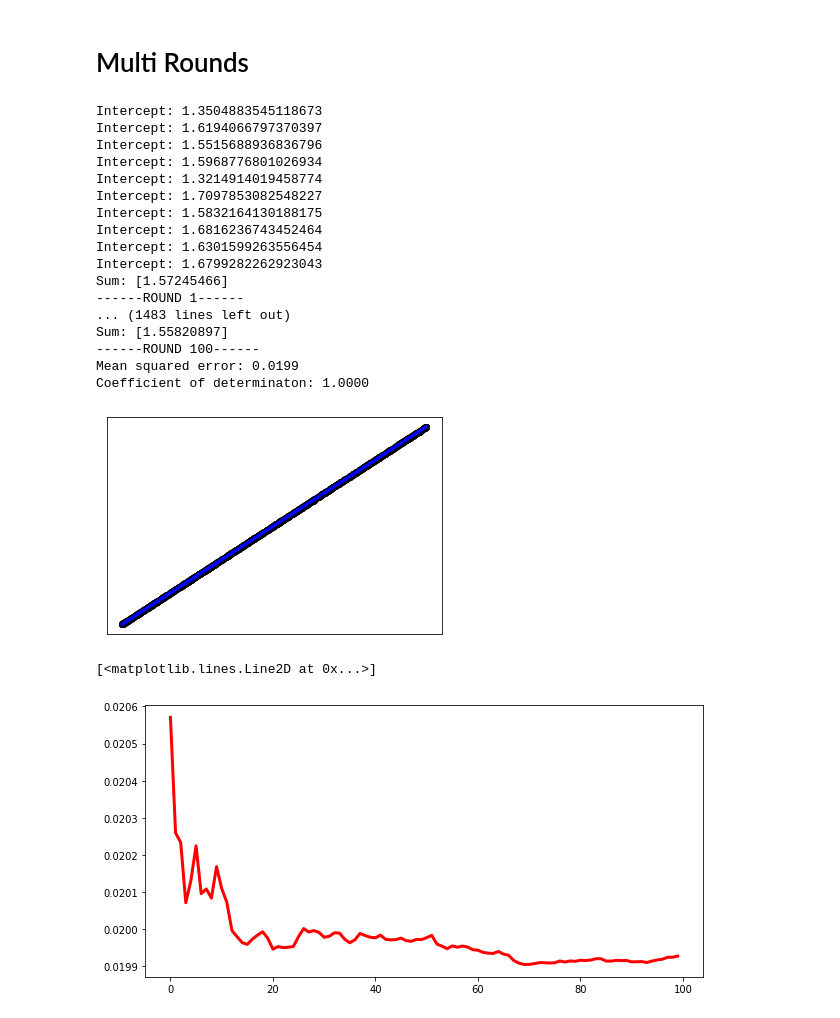
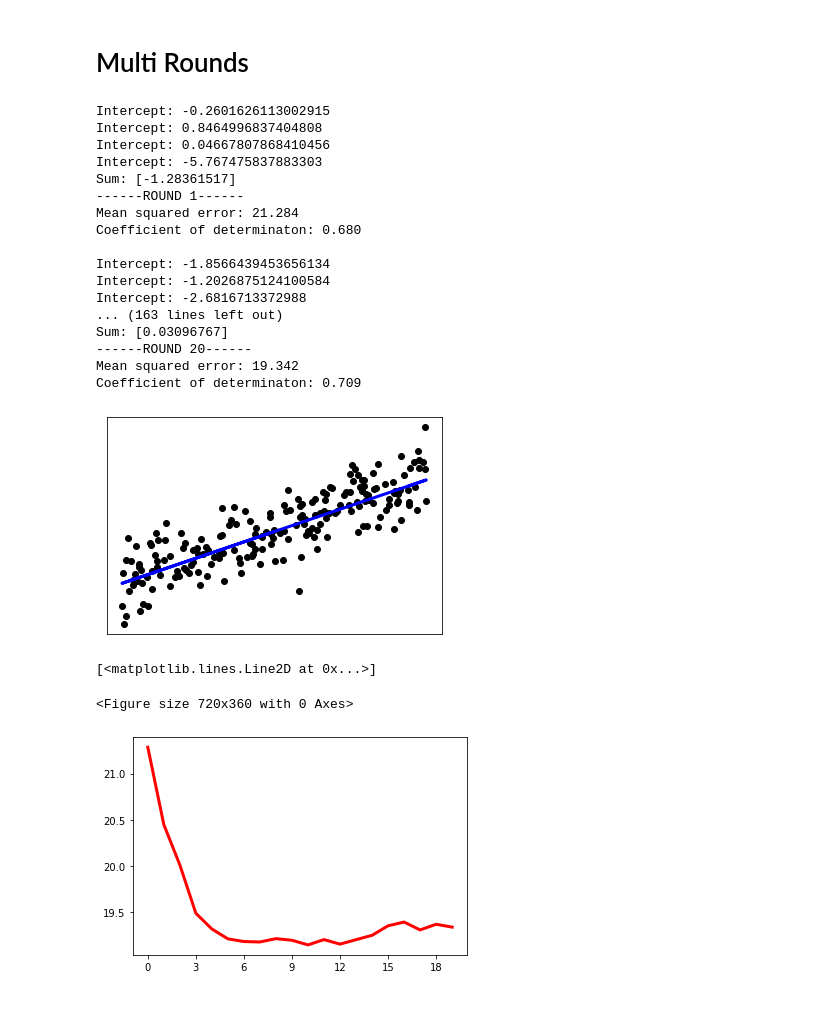
Before and after one commit to alexbergamasco96/NS_FederatedLearning, a Jupyter notebook: test.ipynb, the cells around one changed output. Drawn from its saved outputs; the diff is of its cells as text; code cells hidden in the pictures.

Commit message:
FedAVG comparison (fix multi-round)

```diff
--- a/test.ipynb
+++ b/test.ipynb
@@ -124,16 +124,16 @@ print('Coefficient of determinaton: %.2f'
 # %% [markdown]
 # Multi Rounds
 # %%
-num_workers = 10
-num_rounds = 100
+num_workers = 4
+num_rounds = 20
 
 m = 2.3
 c = 1.6
 # %%
-dataset_X = np.linspace(0, 1000, 10000)
+dataset_X = np.linspace(0, 10, 1000)
 np.random.shuffle(dataset_X)
 
-dataset_y =  dataset_X * m + c +  np.random.randn(dataset_X.size) * math.sqrt(0.02)
+dataset_y =  dataset_X * m + c +  np.random.randn(dataset_X.size) * math.sqrt(20)
 
 dataset_X = dataset_X.reshape(-1,1)
 # %%
@@ -141,7 +141,7 @@ worker_list = []
 for i in range(0, num_workers):
     worker_list.append(Worker(coef = np.zeros(shape=dataset_X[0].size), intercept = np.zeros(shape=1), model=linear_model.LinearRegression()))
 # %%
-train_percentage = 0.9
+train_percentage = 0.8
 
 
 train_X, test_X = np.split(dataset_X,
@@ -170,30 +170,30 @@ for i in range(0, num_rounds):
 
     pred_server = server.evaluate(test_X)
     print('------ROUND {}------'.format(i+1))
-    print('Mean squared error: %.4f'
+    print('Mean squared error: %.3f'
           % mean_squared_error(test_y, pred_server))
-    print('Coefficient of determinaton: %.4f \n'
+    print('Coefficient of determinaton: %.3f \n'
           % r2_score(test_y, pred_server))
     error.append(mean_squared_error(test_y, pred_server))
     score.append(r2_score(test_y, pred_server))
 # %% [output]
-Intercept: 1.3504883545118673
-Intercept: 1.6194066797370397
-Intercept: 1.5515688936836796
-Intercept: 1.5968776801026934
-Intercept: 1.3214914019458774
-Intercept: 1.7097853082548227
-Intercept: 1.5832164130188175
-Intercept: 1.6816236743452464
-Intercept: 1.6301599263556454
-Intercept: 1.6799282262923043
-Sum: [1.57245466]
+Intercept: -0.2601626113002915
+Intercept: 0.8464996837404808
+Intercept: 0.04667807868410456
+Intercept: -5.767475837883303
+Sum: [-1.28361517]
 ------ROUND 1------
-... (1483 lines left out)
-Sum: [1.55820897]
-------ROUND 100------
-Mean squared error: 0.0199
-Coefficient of determinaton: 1.0000
+Mean squared error: 21.284
+Coefficient of determinaton: 0.680
+
+Intercept: -1.8566439453656134
+Intercept: -1.2026875124100584
+Intercept: -2.6816713372988
+... (163 lines left out)
+Sum: [0.03096767]
+------ROUND 20------
+Mean squared error: 19.342
+Coefficient of determinaton: 0.709
 # %%
 plt.scatter(test_X, test_y,  color='black')
 plt.plot(test_X, pred_server, color='blue', linewidth=3)
@@ -203,18 +203,24 @@ plt.yticks(())
 
 plt.show()
 # %% [output]
-[figure, old version]
+[figure, new version]
 # %%
 from matplotlib.pyplot import figure
+from matplotlib.ticker import MaxNLocator
 
 figure(figsize=(10,5))
 
 x = np.arange(num_rounds)
 
+ax = plt.figure().gca()
+
+ax.xaxis.set_major_locator(MaxNLocator(integer=True))
+
 plt.plot(x, error, color='red', linewidth=3)
 # %% [output]
 [<matplotlib.lines.Line2D at 0x...>]
+<Figure size 720x360 with 0 Axes>
-[figure, old version]
+[figure, new version]
 # %%
 figure(figsize=(10,5))
 
```
Also changed, not shown: parts of 1 cell of this notebook, 2 other files.
